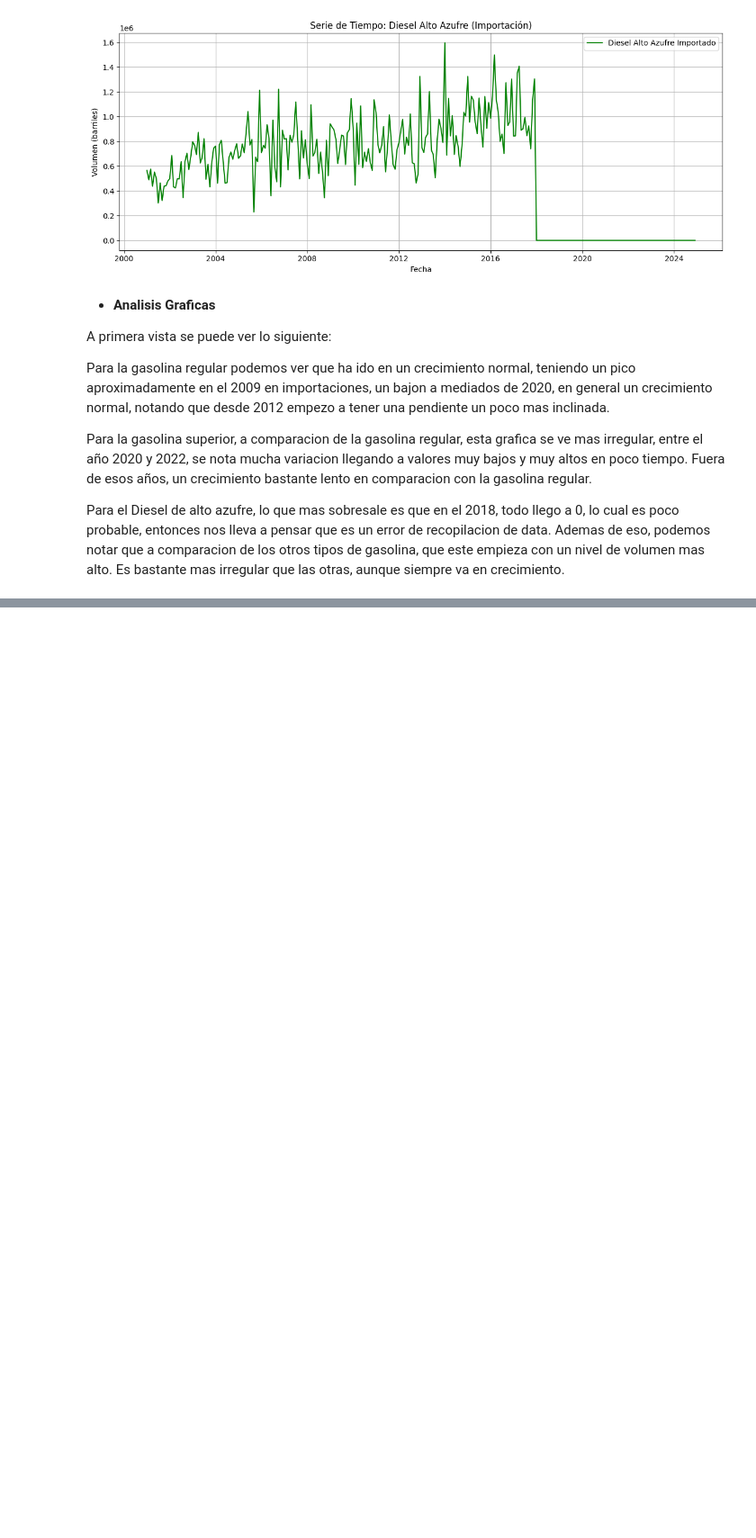
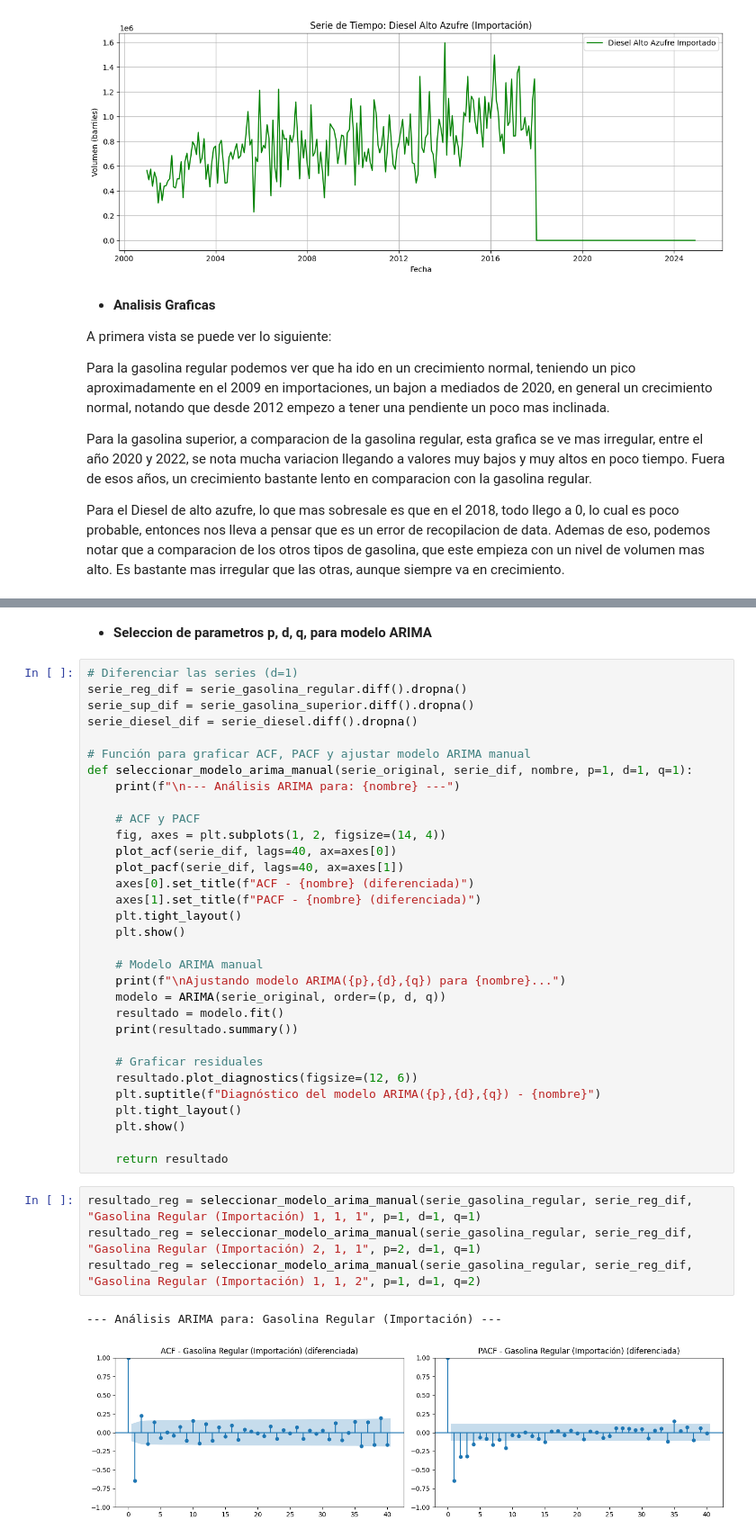
Before and after one commit to Czar272/Lab1_DS, a Jupyter notebook: main.ipynb, the cells around one changed output, grey strips where cells are left out. Shown at 90% size. Cells and saved outputs as stored; diff of their text form; blank space fills up the shorter version.

```diff
--- a/main.ipynb
+++ b/main.ipynb
@@ -377,0 +559,41 @@ Los residuos, es decir, la parte no explicada por la tendencia ni la estacionali
+# %% [markdown]
+- __Seleccion de parametros p, d, q, para modelo ARIMA__
+# %%
+# Diferenciar las series (d=1)
+serie_reg_dif = serie_gasolina_regular.diff().dropna()
+serie_sup_dif = serie_gasolina_superior.diff().dropna()
+serie_diesel_dif = serie_diesel.diff().dropna()
+
+# Función para graficar ACF, PACF y ajustar modelo ARIMA manual
+def seleccionar_modelo_arima_manual(serie_original, serie_dif, nombre, p=1, d=1, q=1):
+    print(f"\n--- Análisis ARIMA para: {nombre} ---")
+
+    # ACF y PACF
+    fig, axes = plt.subplots(1, 2, figsize=(14, 4))
+    plot_acf(serie_dif, lags=40, ax=axes[0])
+    plot_pacf(serie_dif, lags=40, ax=axes[1])
+    axes[0].set_title(f"ACF - {nombre} (diferenciada)")
+    axes[1].set_title(f"PACF - {nombre} (diferenciada)")
+    plt.tight_layout()
+    plt.show()
+
+    # Modelo ARIMA manual
+    print(f"\nAjustando modelo ARIMA({p},{d},{q}) para {nombre}...")
+    modelo = ARIMA(serie_original, order=(p, d, q))
+    resultado = modelo.fit()
+    print(resultado.summary())
+
+    # Graficar residuales
+    resultado.plot_diagnostics(figsize=(12, 6))
+    plt.suptitle(f"Diagnóstico del modelo ARIMA({p},{d},{q}) - {nombre}")
+    plt.tight_layout()
+    plt.show()
+
+    return resultado
+# %%
+resultado_reg = seleccionar_modelo_arima_manual(serie_gasolina_regular, serie_reg_dif, "Gasolina Regular (Importación) 1, 1, 1", p=1, d=1, q=1)
+resultado_reg = seleccionar_modelo_arima_manual(serie_gasolina_regular, serie_reg_dif, "Gasolina Regular (Importación) 2, 1, 1", p=2, d=1, q=1)
+resultado_reg = seleccionar_modelo_arima_manual(serie_gasolina_regular, serie_reg_dif, "Gasolina Regular (Importación) 1, 1, 2", p=1, d=1, q=2)
+# %% [output]
+--- Análisis ARIMA para: Gasolina Regular (Importación) ---
+[figure, added]
```
Also changed, not shown: parts of 20 cells of this notebook.
